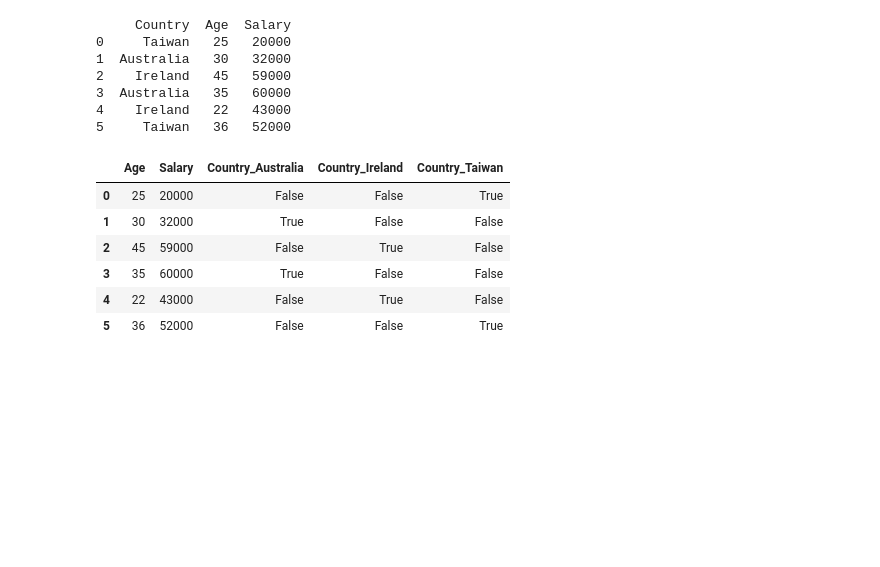
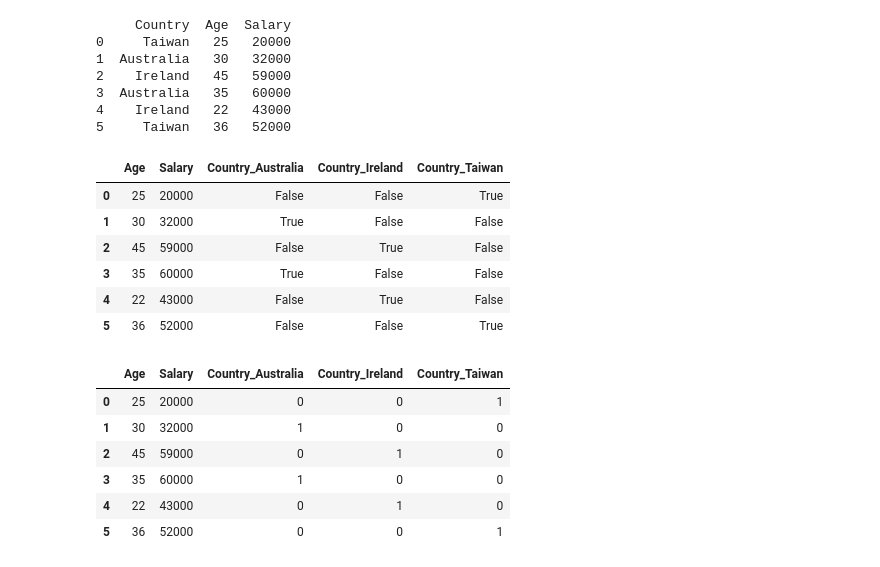
Before and after one commit to chenboju/AI, a Jupyter notebook: 13_one_hot.ipynb, the cells around one changed output. Drawn from its saved outputs; the diff is of its cells as text; code cells hidden in the pictures; blank space fills up the shorter version.

```diff
--- a/13_one_hot.ipynb
+++ b/13_one_hot.ipynb
@@ -131,3 +132,14 @@ pd.DataFrame(data_dum)
 | 3 | 35 | 60000 | True | False | False |
 | 4 | 22 | 43000 | False | True | False |
 | 5 | 36 | 52000 | False | False | True |
+# %%
+data = pd.get_dummies(data,dtype='int')
+data
+# %% [output]
+|  | Age | Salary | Country_Australia | Country_Ireland | Country_Taiwan |
+| 0 | 25 | 20000 | 0 | 0 | 1 |
+| 1 | 30 | 32000 | 1 | 0 | 0 |
+| 2 | 45 | 59000 | 0 | 1 | 0 |
+| 3 | 35 | 60000 | 1 | 0 | 0 |
+| 4 | 22 | 43000 | 0 | 1 | 0 |
+| 5 | 36 | 52000 | 0 | 0 | 1 |
```
Also changed, not shown: parts of 1 cell of this notebook.
